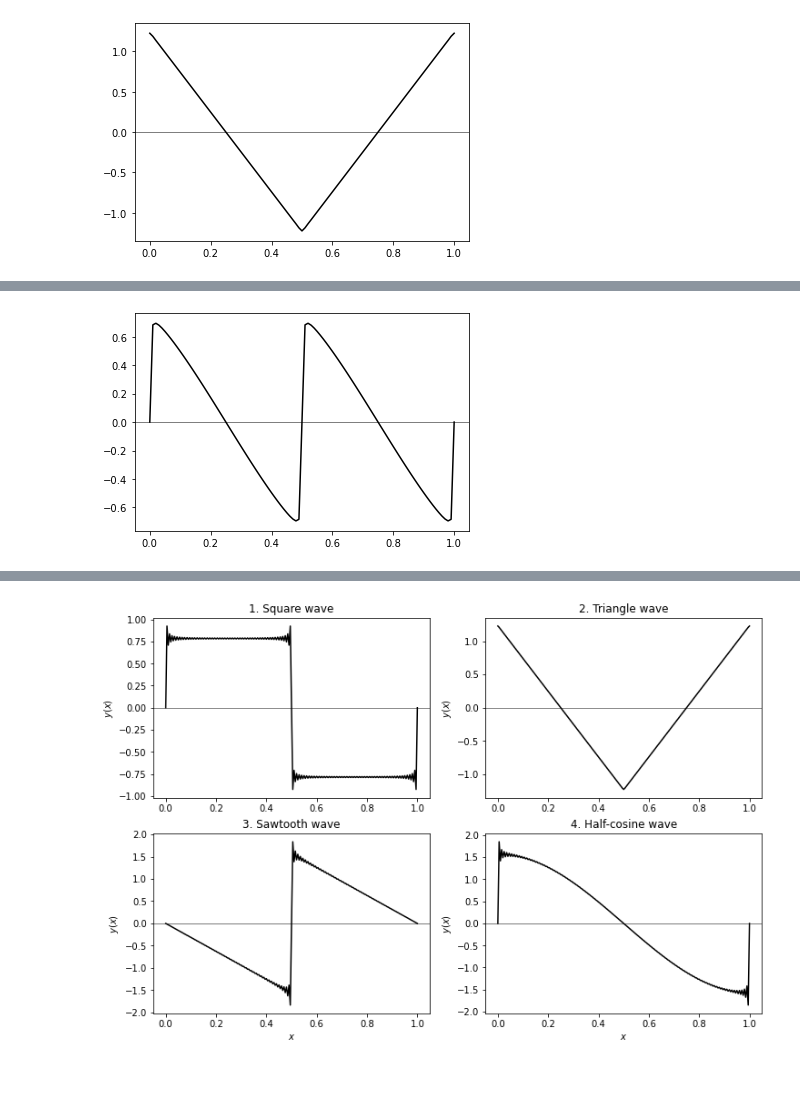
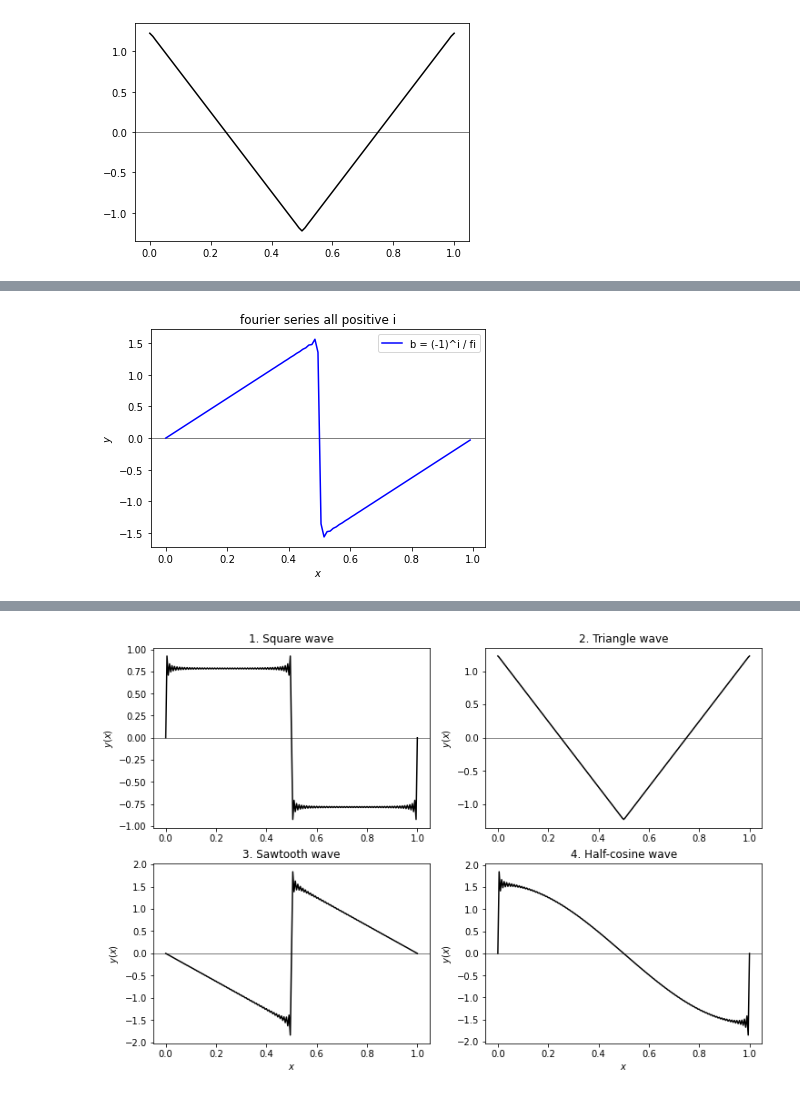
Before and after one commit to ddlatumalea/signal_analysis, a Jupyter notebook: DS1 SignAnal - Lesson 4 (v2021) - D.ipynb, the cells around one changed output, grey strips where cells are left out. Drawn from its saved outputs; the diff is of its cells as text; code cells hidden in the pictures.

```diff
--- a/DS1 SignAnal - Lesson 4 (v2021) - D.ipynb
+++ b/DS1 SignAnal - Lesson 4 (v2021) - D.ipynb
@@ -772,8 +764,16 @@ plt.show()
-# %%
-x, y = halfcos_wave(1, 101, range(0, 101))
-
-plt.plot(x, y, color='black')
-plt.axhline(0.0, color='black', lw=0.5)
-plt.show()
-# %% [output]
-[figure, removed]
+# %%
+x = np.linspace(0, 1, 101, endpoint=False)
+
+
+# b = (-1)^i / fi
+y_saw = sum((((-1)**i)/f) * np.sin(2.0 * np.pi * f * x) for i, f in enumerate(range(1, 51)))
+
+plt.axhline(0.0, color='k', lw=0.5)
+plt.plot(x, y_saw, '-b', label='b = (-1)^i / fi')
+
+plt.xlabel('$x$'); plt.ylabel('$y$')
+plt.title('fourier series all positive i')
+plt.legend()
+plt.show()
+# %% [output]
+[figure, added]
```
Also changed, not shown: parts of 2 cells of this notebook, 1 other file.
